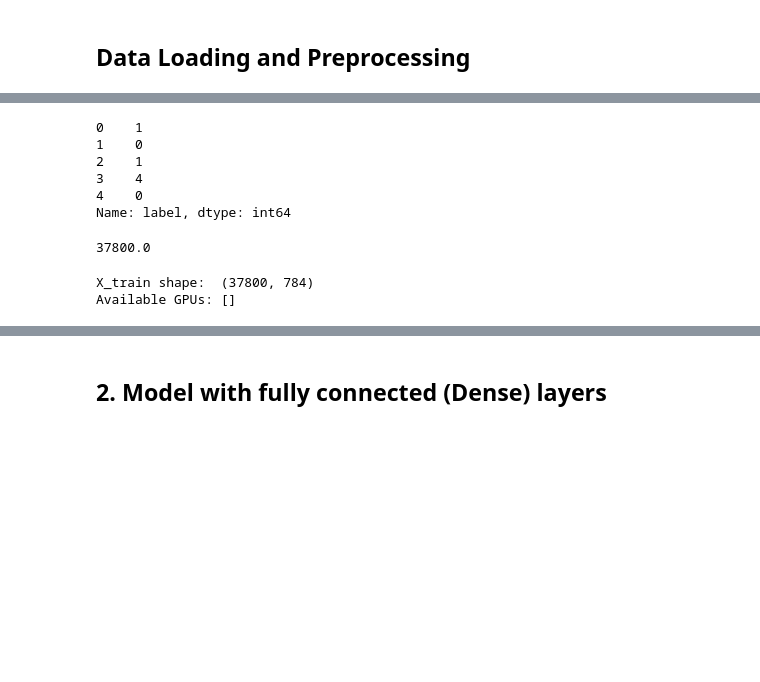
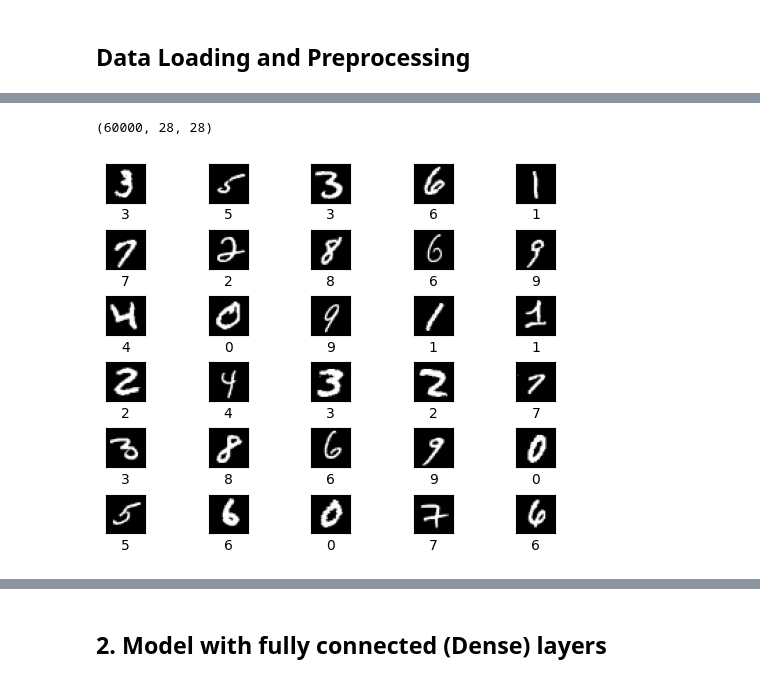
Before and after one commit to sitatec/ML-Computer-Vision-With-Tensorflow, a Jupyter notebook: handwritten-digit-recognizer.ipynb, the cells around one changed output, grey strips where cells are left out. Cells and saved outputs as stored; diff of their text form; code cells hidden in the pictures; blank space fills up the shorter version.

Commit message:
Kaggle Notebook | Handwritten Digit Recognizer | Version 12

```diff
--- a/handwritten-digit-recognizer.ipynb
+++ b/handwritten-digit-recognizer.ipynb
@@ -46,37 +44,38 @@ f"Size = {len(X):0,}"
-# %%
-y.head()
-# %% [output]
-0    1
-1    0
-2    1
-3    4
-4    0
-Name: label, dtype: int64
-# %%
-len(X) * 0.9
-# %% [output]
-37800.0
-# %%
-from sklearn.model_selection import train_test_split
-
-X_train, X_val, y_train, y_val = train_test_split(X, y, train_size=0.9)
-
-X_train = tf.convert_to_tensor(X_train),
-X_val   = tf.convert_to_tensor(X_val)
-
-X_train = X_train / 255
-X_val   = X_val / 255
-
-y_train = tf.one_hot(y_train, depth=n_classes)
-y_val   = tf.one_hot(y_val, depth=n_classes)
-
-print("X_train shape: ",X_train.shape)
-print("y_train shape: ",y_train.shape)
-print("X_val shape: ",  X_val.shape)
-print("y_val shape: ",  y_val.shape)
-# %% [output]
-X_train shape:  (37800, 784)
-Available GPUs: []
+# %%
+X_train.shape
+# %% [output]
+(60000, 28, 28)
+# %%
+import itertools as iter
+
+def display_digits(images, labels, num_rows, num_cols):
+    assert num_rows * num_cols == len(images)
+
+    images = images.reshape(num_rows, num_cols, images.shape[1], -1)
+    labels = labels.reshape(num_rows, num_cols)
+
+    _, grid = plt.subplots(num_rows, num_cols)
+    plt.subplots_adjust(hspace=0.7)
+
+    rows, cols = range(num_rows), range(num_cols)
+    for row, col in iter.product(rows, cols):
+        cell = grid[row, col]
+        cell.imshow(images[row, col], cmap='gray')
+        cell.set(
+            xlabel=labels[row, col],
+            xticks=[],
+            yticks=[]
+        )
+
+
+display_digits(
+    images=X_train[10:40],
+    labels=y_train[10:40],
+    num_rows=6,
+    num_cols=5
+)
+# %% [output]
+[figure, added]
 # %%
 gpus = tf.config.list_physical_devices('GPU')
 print("Available GPUs:")
```
Also changed, not shown: parts of 10 cells of this notebook.
